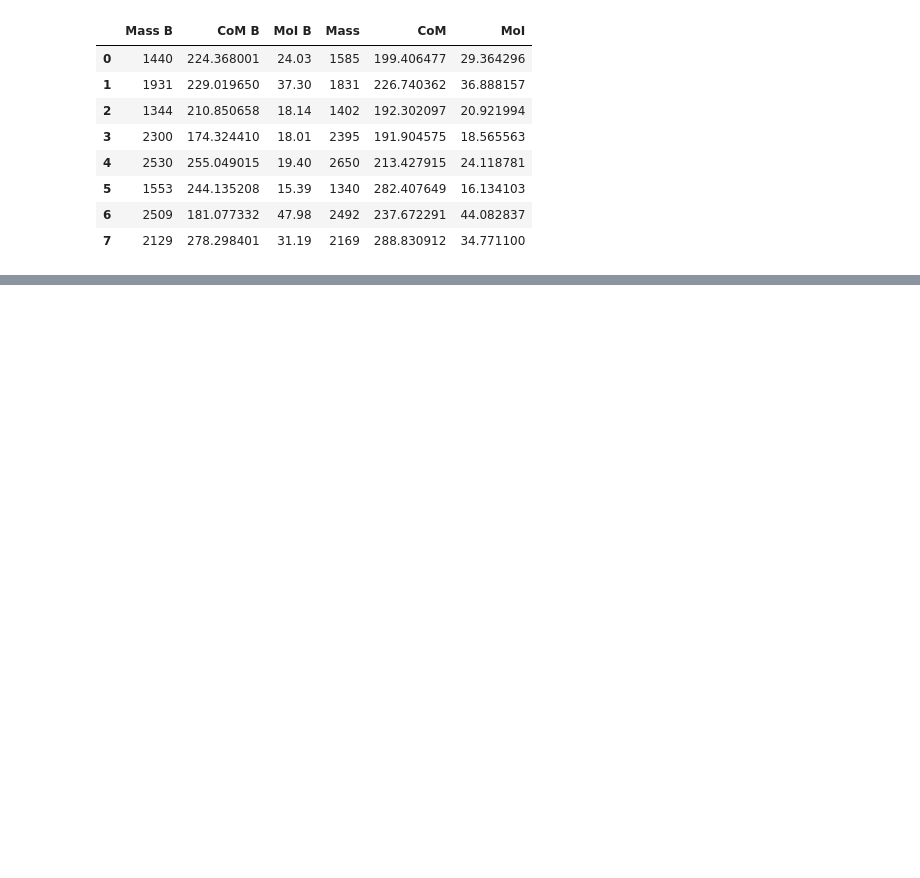
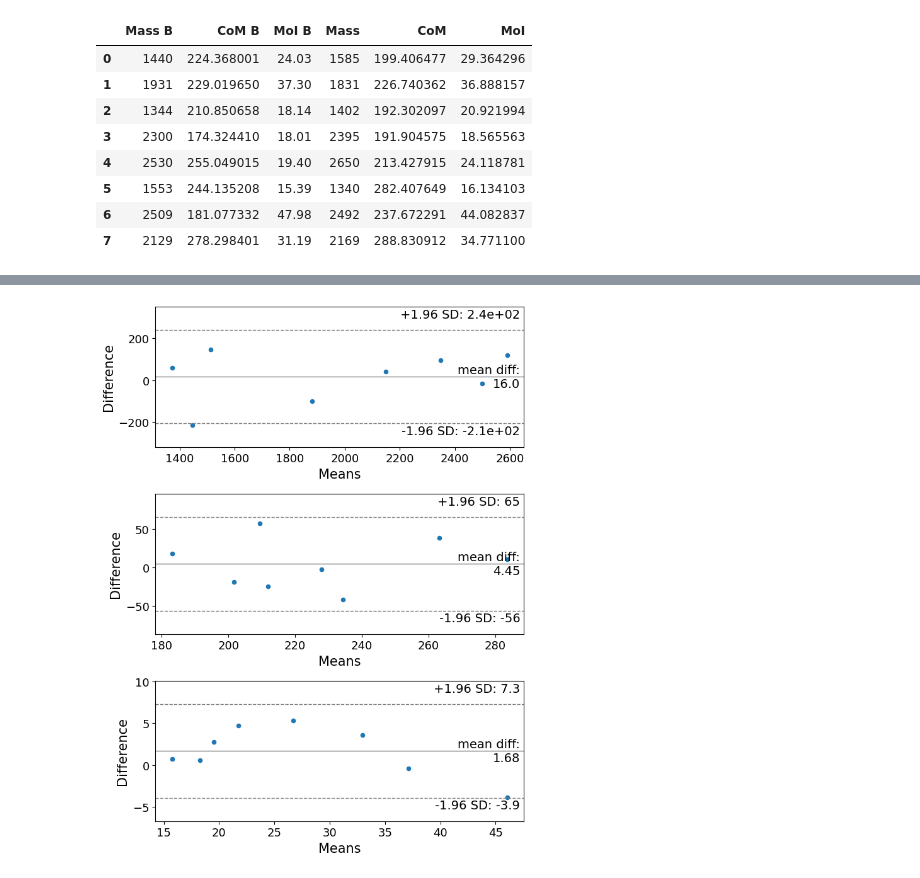
Before and after one commit to TimArthur391/My_MSc_Toolbox, a Jupyter notebook: Investigations/Validation_of_method_B/Validation_Results.ipynb, the cells around one changed output, grey strips where cells are left out. Cells and saved outputs as stored; diff of their text form; code cells hidden in the pictures; blank space fills up the shorter version.

```diff
--- a/Investigations/Validation_of_method_B/Validation_Results.ipynb
+++ b/Investigations/Validation_of_method_B/Validation_Results.ipynb
@@ -50,0 +73,10 @@ Power analysis of paired t-test Mass, CoM and MoI:
+# %%
+f, ax = plt.subplots(3, figsize = (7,9))
+sm.graphics.mean_diff_plot(df['Mass'], df['Mass B'], ax = ax[0])
+sm.graphics.mean_diff_plot(df['CoM'], df['CoM B'], ax = ax[1])
+sm.graphics.mean_diff_plot(df['MoI'], df['MoI B'], ax = ax[2])
+#display Bland-Altman plot
+plt.show()
+f.savefig('Validation results bland altman.png', bbox_inches='tight')
+# %% [output]
+[figure, added]
```
Also changed, not shown: parts of 2 cells of this notebook, 1 other file.
